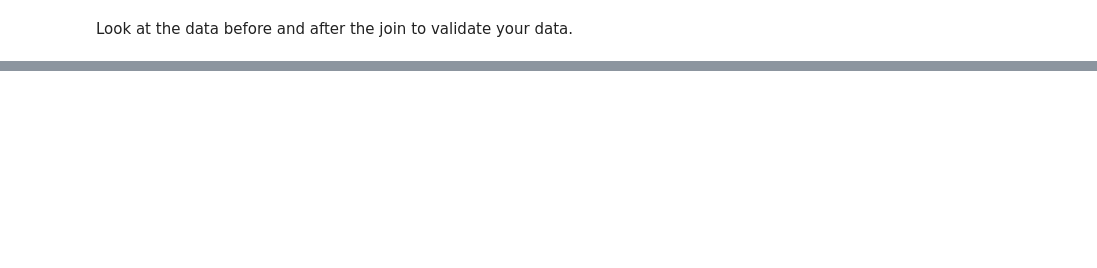
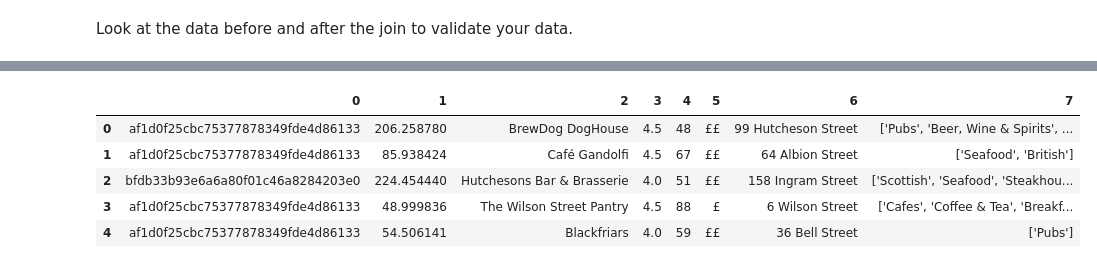
Before and after one commit to mattcorr-lhl/CityBikes-API-Project, a Jupyter notebook: notebooks/joining_data.ipynb, the cells around one changed output, grey strips where cells are left out. Drawn from its saved outputs; the diff is of its cells as text; code cells hidden in the pictures; blank space fills up the shorter version.

```diff
--- a/notebooks/joining_data.ipynb
+++ b/notebooks/joining_data.ipynb
@@ -118,3 +122,34 @@ plt.figure(figsize=(100,100))
 # Database
 # %% [markdown]
 Put all your results in an SQLite3 database (remember, SQLite stores its databases as files in your local machine - make sure to create your database in your project's data/ directory!)
+# %%
+# Various SQL functions copied from the "SQL in Python" activity
+
+def create_connection(path):
+    connection = None
+    try:
+        connection = sqlite3.connect(path)
+        print("Connection to SQLite DB successful")
+    except Error as e:
+        print(f"The error '{e}' occurred")
+
+    return connection
+
+def execute_query(connection, query):
+    cursor = connection.cursor()
+    try:
+        cursor.execute(query)
+        connection.commit()
+        print("Query executed successfully")
+    except Error as e:
+        print(f"The error '{e}' occurred")
+
+def execute_read_query(connection, query):
+    cursor = connection.cursor()
+    result = None
+    try:
+        cursor.execute(query)
+        result = cursor.fetchall()
+        return result
+    except Error as e:
+        print(f"The error '{e}' occurred")
@@ -122,0 +232,10 @@ Look at the data before and after the join to validate your data.
+# %%
+query = "SELECT * FROM yelp_pois"
+pd.DataFrame(execute_read_query(conn, query)).head(5)
+# %% [output]
+|  | 0 | 1 | 2 | 3 | 4 | 5 | 6 | 7 |
+| 0 | af1d0f25cbc75377878349fde4d86133 | 206.258780 | BrewDog DogHouse | 4.5 | 48 | ££ | 99 Hutcheson Street | ['Pubs', 'Beer, Wine & Spirits', ... |
+| 1 | af1d0f25cbc75377878349fde4d86133 | 85.938424 | Café Gandolfi | 4.5 | 67 | ££ | 64 Albion Street | ['Seafood', 'British'] |
+| 2 | bfdb33b93e6a6a80f01c46a8284203e0 | 224.454440 | Hutchesons Bar & Brasserie | 4.0 | 51 | ££ | 158 Ingram Street | ['Scottish', 'Seafood', 'Steakhou... |
+| 3 | af1d0f25cbc75377878349fde4d86133 | 48.999836 | The Wilson Street Pantry | 4.5 | 88 | £ | 6 Wilson Street | ['Cafes', 'Coffee & Tea', 'Breakf... |
+| 4 | af1d0f25cbc75377878349fde4d86133 | 54.506141 | Blackfriars | 4.0 | 59 | ££ | 36 Bell Street | ['Pubs'] |
```
Also changed, not shown: parts of 8 cells of this notebook, 1 other file.
